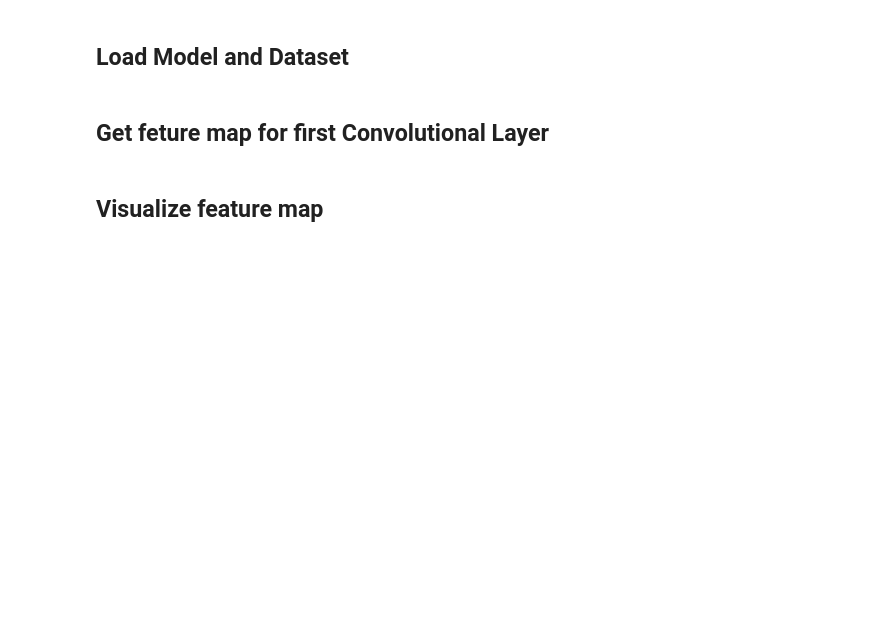
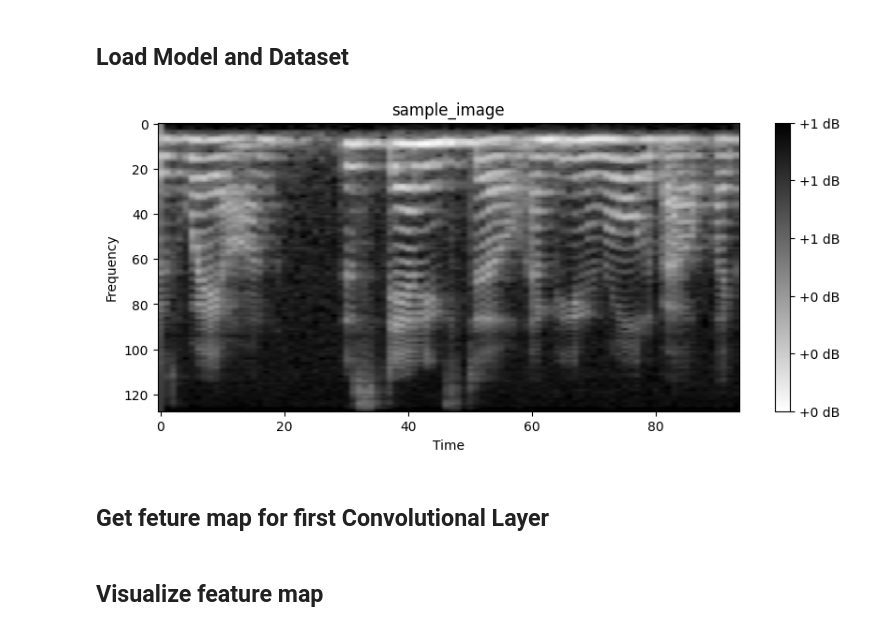
Before and after one commit to Willu12/iml, a Jupyter notebook: notebooks/CNN_visual_interpretation.ipynb, the cells around one changed output. Cells and saved outputs as stored; diff of their text form; code cells hidden in the pictures; blank space fills up the shorter version.

```diff
--- a/notebooks/CNN_visual_interpretation.ipynb
+++ b/notebooks/CNN_visual_interpretation.ipynb
@@ -18,31 +22,32 @@ from src.dataset_analysis import plot_spectrogram
 # %% [markdown]
 ## Load Model and Dataset
 # %%
-from src.dataset import prepare_dataset_loaders
 
 device = torch.device("cuda" if torch.cuda.is_available() else "cpu")
 
-name = "OriginalSizeCNN"
+name = "OriginalSizeCNN-HE-RELU"
 model = src.model.OriginalSizeCNN()
 model_path = f"./models/{name}.pth"
 model.load_state_dict(torch.load(model_path, weights_only=True))
 
 
 mean, std = load_mean_std(f"{DATASET_DIR}/scaling_params.json")
 
 transform = transforms.Compose([
     transforms.ToTensor(),
     transforms.Normalize(mean, std)
 ])
 
 image_path = "datasets/test/f8_script1_ipad_office1_25_clip.png"
 #image_path ="datasets/val/f1_script2_ipad_balcony1_1_clip.png"
 sample_image = Image.open(image_path).convert("L")
 sample_image = transform(sample_image)
 plot_spectrogram(plt.imread(image_path), "sample_image")
 
 
 #sample_image = test_loader.dataset[0][0]
+# %% [output]
+[figure, added]
 # %% [markdown]
 ## Get feture map for first Convolutional Layer
 # %%
```
Also changed, not shown: parts of 7 cells of this notebook, 3 other files.
